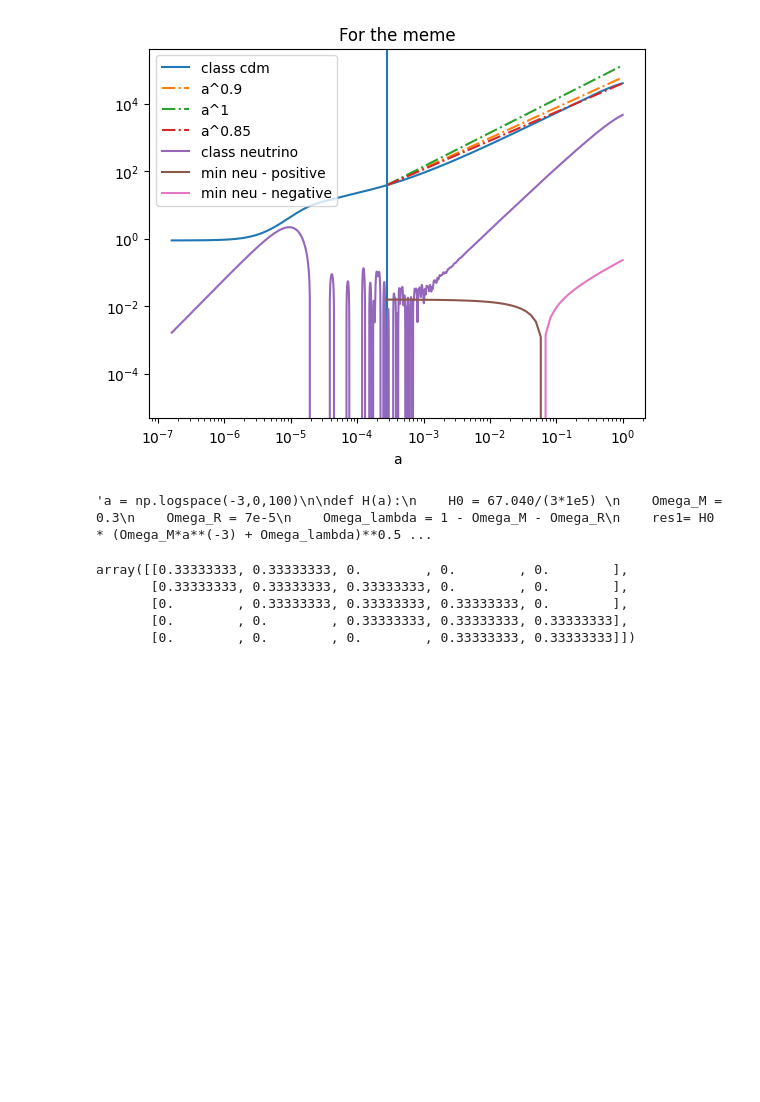
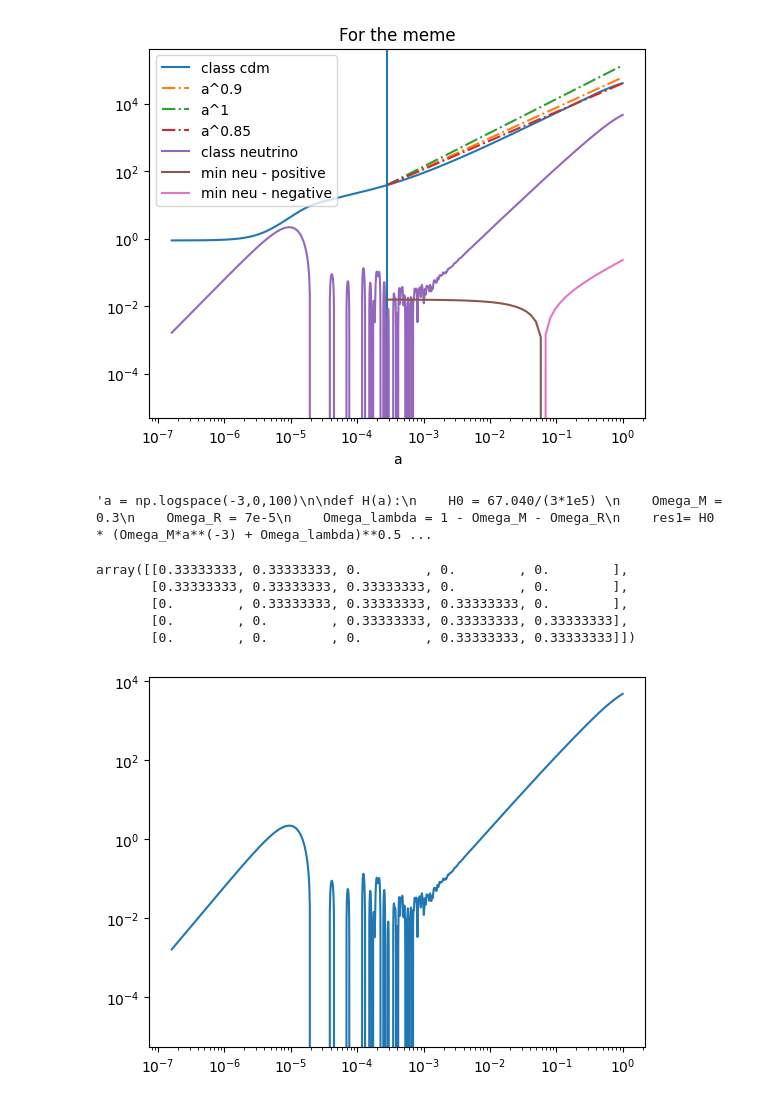
Before and after one commit to eriksteenberg/Power-spectrum-Test, a Jupyter notebook: Samlet vs. seperate diff. eq. bonus - Det er her magien sker.ipynb, the cells around one changed output. Drawn from its saved outputs; the diff is of its cells as text; code cells hidden in the pictures; blank space fills up the shorter version.

```diff
--- a/Samlet vs. seperate diff. eq. bonus - Det er her magien sker.ipynb
+++ b/Samlet vs. seperate diff. eq. bonus - Det er her magien sker.ipynb
@@ -807,30 +807,59 @@ def cs(a,mv,factor):
 
 # udregn a
 def a_solve(tau,y):
     a = y[0]
     a_dt = a * a * H(a)
     return [a_dt]
 
 delta_class = pts[k_ind]["delta_cdm"]
 theta_class = pts[k_ind]["theta_cdm"]
 tau_class = pts[k_ind]["tau [Mpc]"]
 delta_neutrino_class = pts[k_ind]["delta_ncdm[0]"]
 theta_neutrino_class = pts[k_ind]["theta_ncdm[0]"]
 a_class = pts[k_ind]["a"]
 
 interp_tau_from_a = scipy.interpolate.interp1d(a_class,tau_class)
 
 z = 3600
 z = 800
 #z = 3000
 a0 = 1/(1+z)
 T_ini = interp_tau_from_a(a0)
 a_span = [a0,1]
 
 delta_init = scipy.interpolate.interp1d(tau_class,delta_class)(T_ini)
 theta_init = scipy.interpolate.interp1d(tau_class,theta_class)(T_ini)
 delta_neutrino_init = scipy.interpolate.interp1d(tau_class,delta_neutrino_class)(T_ini)
 theta_neutrino_init = scipy.interpolate.interp1d(tau_class,theta_neutrino_class)(T_ini)
 
 #y0 = [delta_init,theta_init,delta_neutrino_init,theta_neutrino_init]
 y0 = [delta_init,-theta_init]
+k=1
+def func1(a,y,mv,cs_factor,k):
+    delta = y[0]
+    theta = y[1]
+    delta_cdm = y[2]
+
+    theta_cdm = y[3]
+
+    d_delta_cdm = 1/(a**2 * H(a)) * (-theta_cdm)
+    d_theta_cdm = 1/(a**2 * H(a))*(-a*H(a)*theta_cdm - 3/2 * H0**2 * Omega_M/a * delta_cdm)
+    d_delta = -theta/(a**2 * H(a))
+    d_theta = 1/(a**2 * H(a)) * (-a*H(a)*theta-3/2 *H0**2* Omega_M /a * delta_cdm + k**2 * cs(a,mv,cs_factor)**2 * delta)
+    return [d_delta,d_theta,d_delta_cdm,d_theta_cdm]
+
+
+y0 =[delta_neutrino_init,theta_neutrino_init,delta_init,theta_init]
+#print(a_span)
+sol = scipy.integrate.solve_ivp(func1,a_span,y0,args=(mv,cs_factor,k))
+plt.figure(333333)
+
+def paste():
+    plt.loglog(sol.t,-sol.y[0])
+    plt.loglog(sol.t,-sol.y[2])
+    return None
+plt.loglog(a_class,-delta_neutrino_class)
+a = sol.t
+#print(delta_cdm1)
+# %% [output]
+[figure, added]
```
Also changed, not shown: parts of 7 cells of this notebook.
